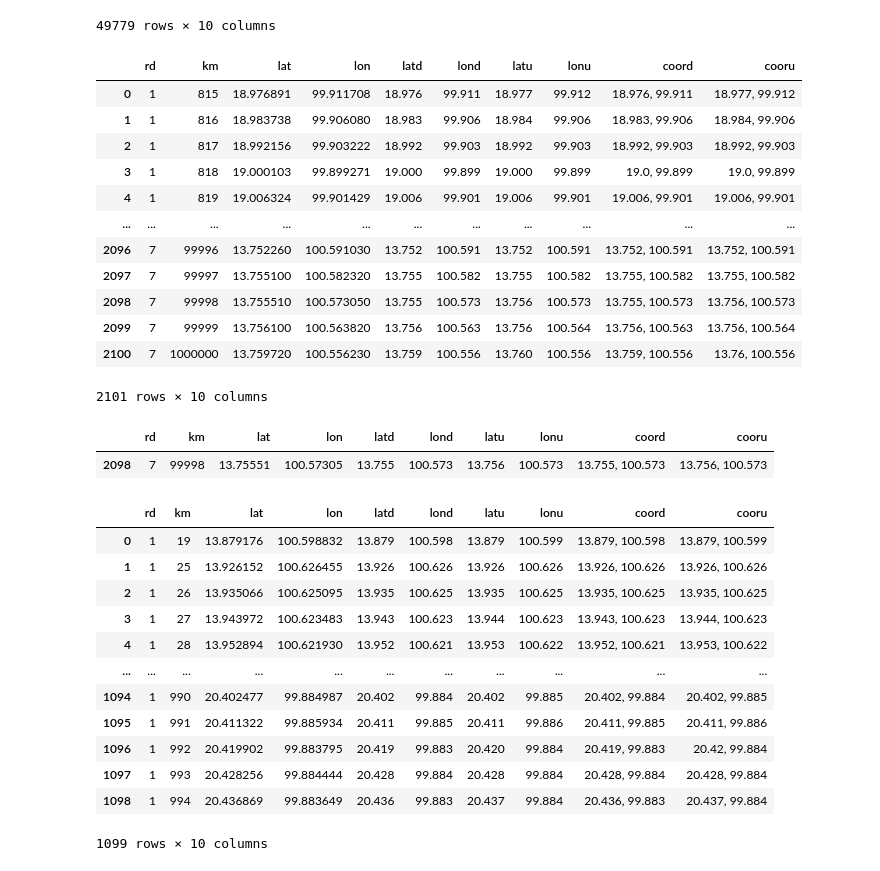
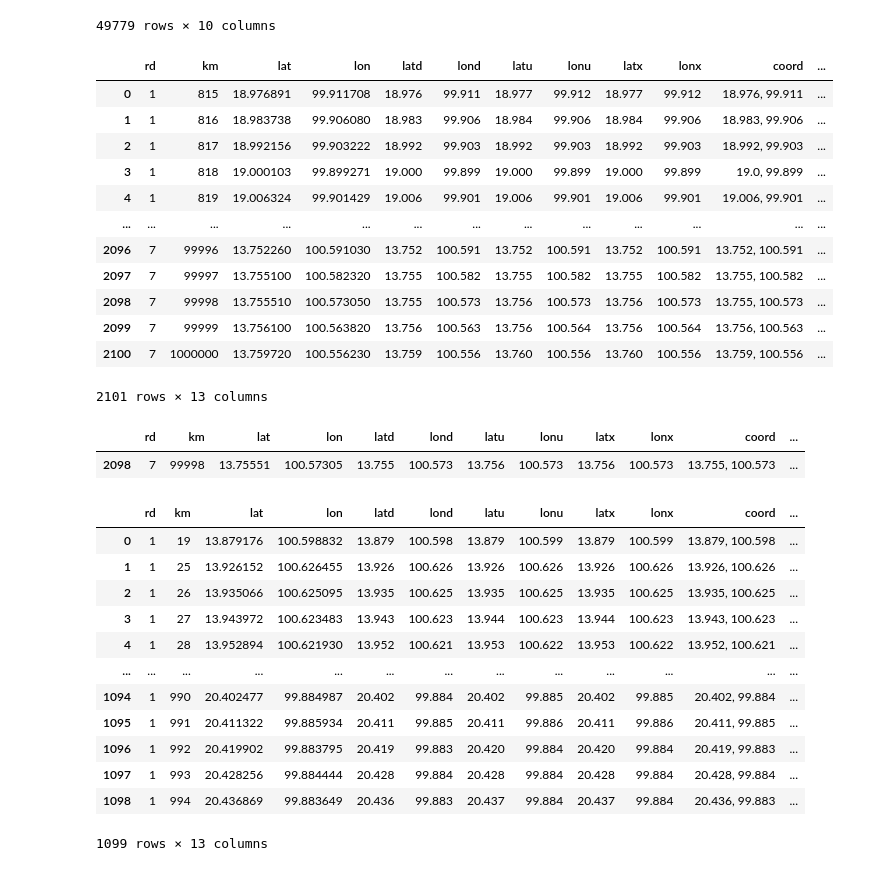
Before and after one commit to Traffic-anomaly-detection/traffic-anomaly-detection, a Jupyter notebook: CleansingData/AccidentWithRoadNo.ipynb, the cells around one changed output. Saved outputs shown, nothing was run; the diff lists cells and outputs as text; code cells hidden in the pictures.

```diff
--- a/CleansingData/AccidentWithRoadNo.ipynb
+++ b/CleansingData/AccidentWithRoadNo.ipynb
@@ -40,26 +40,29 @@ df_acc_2020
 # %%
 df_route = pd.read_csv("../dataset/latlon_km127.csv")
 df_route["latd"] = df_route["lat"].apply(round_decimals_down)
 df_route["lond"] = df_route["lon"].apply(round_decimals_down)
 df_route["latu"] = df_route["lat"].round(3)
 df_route["lonu"] = df_route["lon"].round(3)
+df_route["latx"] = df_route["lat"].round(3)
+df_route["lonx"] = df_route["lon"].round(3)
 df_route["coord"] = df_route.apply(lambda row: f"{row['latd']}, {row['lond']}", axis='columns' )
 df_route["cooru"] = df_route.apply(lambda row: f"{row['latu']}, {row['lonu']}", axis='columns' )
+df_route["coor"] = df_route.apply(lambda row: f"{row['latx']}, {row['lonx']}", axis='columns' )
 df_route
 # %% [output]
-|  | rd | km | lat | lon | latd | lond | latu | lonu | coord | cooru |
-| 0 | 1 | 815 | 18.976891 | 99.911708 | 18.976 | 99.911 | 18.977 | 99.912 | 18.976, 99.911 | 18.977, 99.912 |
-| 1 | 1 | 816 | 18.983738 | 99.906080 | 18.983 | 99.906 | 18.984 | 99.906 | 18.983, 99.906 | 18.984, 99.906 |
-| 2 | 1 | 817 | 18.992156 | 99.903222 | 18.992 | 99.903 | 18.992 | 99.903 | 18.992, 99.903 | 18.992, 99.903 |
-| 3 | 1 | 818 | 19.000103 | 99.899271 | 19.000 | 99.899 | 19.000 | 99.899 | 19.0, 99.899 | 19.0, 99.899 |
-| 4 | 1 | 819 | 19.006324 | 99.901429 | 19.006 | 99.901 | 19.006 | 99.901 | 19.006, 99.901 | 19.006, 99.901 |
-| ... | ... | ... | ... | ... | ... | ... | ... | ... | ... | ... |
-| 2096 | 7 | 99996 | 13.752260 | 100.591030 | 13.752 | 100.591 | 13.752 | 100.591 | 13.752, 100.591 | 13.752, 100.591 |
-| 2097 | 7 | 99997 | 13.755100 | 100.582320 | 13.755 | 100.582 | 13.755 | 100.582 | 13.755, 100.582 | 13.755, 100.582 |
-| 2098 | 7 | 99998 | 13.755510 | 100.573050 | 13.755 | 100.573 | 13.756 | 100.573 | 13.755, 100.573 | 13.756, 100.573 |
-| 2099 | 7 | 99999 | 13.756100 | 100.563820 | 13.756 | 100.563 | 13.756 | 100.564 | 13.756, 100.563 | 13.756, 100.564 |
-| 2100 | 7 | 1000000 | 13.759720 | 100.556230 | 13.759 | 100.556 | 13.760 | 100.556 | 13.759, 100.556 | 13.76, 100.556 |
+|  | rd | km | lat | lon | latd | lond | latu | lonu | latx | lonx | coord | ... |
+| 0 | 1 | 815 | 18.976891 | 99.911708 | 18.976 | 99.911 | 18.977 | 99.912 | 18.977 | 99.912 | 18.976, 99.911 | ... |
+| 1 | 1 | 816 | 18.983738 | 99.906080 | 18.983 | 99.906 | 18.984 | 99.906 | 18.984 | 99.906 | 18.983, 99.906 | ... |
+| 2 | 1 | 817 | 18.992156 | 99.903222 | 18.992 | 99.903 | 18.992 | 99.903 | 18.992 | 99.903 | 18.992, 99.903 | ... |
+| 3 | 1 | 818 | 19.000103 | 99.899271 | 19.000 | 99.899 | 19.000 | 99.899 | 19.000 | 99.899 | 19.0, 99.899 | ... |
+| 4 | 1 | 819 | 19.006324 | 99.901429 | 19.006 | 99.901 | 19.006 | 99.901 | 19.006 | 99.901 | 19.006, 99.901 | ... |
+| ... | ... | ... | ... | ... | ... | ... | ... | ... | ... | ... | ... | ... |
+| 2096 | 7 | 99996 | 13.752260 | 100.591030 | 13.752 | 100.591 | 13.752 | 100.591 | 13.752 | 100.591 | 13.752, 100.591 | ... |
+| 2097 | 7 | 99997 | 13.755100 | 100.582320 | 13.755 | 100.582 | 13.755 | 100.582 | 13.755 | 100.582 | 13.755, 100.582 | ... |
+| 2098 | 7 | 99998 | 13.755510 | 100.573050 | 13.755 | 100.573 | 13.756 | 100.573 | 13.756 | 100.573 | 13.755, 100.573 | ... |
+| 2099 | 7 | 99999 | 13.756100 | 100.563820 | 13.756 | 100.563 | 13.756 | 100.564 | 13.756 | 100.564 | 13.756, 100.563 | ... |
+| 2100 | 7 | 1000000 | 13.759720 | 100.556230 | 13.759 | 100.556 | 13.760 | 100.556 | 13.760 | 100.556 | 13.759, 100.556 | ... |
-2101 rows × 10 columns
+2101 rows × 13 columns
 # %%
 df_route_1 = df_route[df_route["rd"]==1]
 df_route_2 = df_route[df_route["rd"]==2]
@@ -67,26 +70,26 @@ df_route_7 = df_route[df_route["rd"]==7]
 # %%
 df_route_7[df_route_7["lond"]==100.573]
 # %% [output]
-|  | rd | km | lat | lon | latd | lond | latu | lonu | coord | cooru |
-| 2098 | 7 | 99998 | 13.75551 | 100.57305 | 13.755 | 100.573 | 13.756 | 100.573 | 13.755, 100.573 | 13.756, 100.573 |
+|  | rd | km | lat | lon | latd | lond | latu | lonu | latx | lonx | coord | ... |
+| 2098 | 7 | 99998 | 13.75551 | 100.57305 | 13.755 | 100.573 | 13.756 | 100.573 | 13.756 | 100.573 | 13.755, 100.573 | ... |
 # %%
 df_route_1 = df_route_1.sort_values("km")
 df_route_1 = df_route_1.reset_index(drop=True)
 df_route_1
 # %% [output]
-|  | rd | km | lat | lon | latd | lond | latu | lonu | coord | cooru |
-| 0 | 1 | 19 | 13.879176 | 100.598832 | 13.879 | 100.598 | 13.879 | 100.599 | 13.879, 100.598 | 13.879, 100.599 |
-| 1 | 1 | 25 | 13.926152 | 100.626455 | 13.926 | 100.626 | 13.926 | 100.626 | 13.926, 100.626 | 13.926, 100.626 |
-| 2 | 1 | 26 | 13.935066 | 100.625095 | 13.935 | 100.625 | 13.935 | 100.625 | 13.935, 100.625 | 13.935, 100.625 |
-| 3 | 1 | 27 | 13.943972 | 100.623483 | 13.943 | 100.623 | 13.944 | 100.623 | 13.943, 100.623 | 13.944, 100.623 |
-| 4 | 1 | 28 | 13.952894 | 100.621930 | 13.952 | 100.621 | 13.953 | 100.622 | 13.952, 100.621 | 13.953, 100.622 |
-| ... | ... | ... | ... | ... | ... | ... | ... | ... | ... | ... |
-| 1094 | 1 | 990 | 20.402477 | 99.884987 | 20.402 | 99.884 | 20.402 | 99.885 | 20.402, 99.884 | 20.402, 99.885 |
-| 1095 | 1 | 991 | 20.411322 | 99.885934 | 20.411 | 99.885 | 20.411 | 99.886 | 20.411, 99.885 | 20.411, 99.886 |
-| 1096 | 1 | 992 | 20.419902 | 99.883795 | 20.419 | 99.883 | 20.420 | 99.884 | 20.419, 99.883 | 20.42, 99.884 |
-| 1097 | 1 | 993 | 20.428256 | 99.884444 | 20.428 | 99.884 | 20.428 | 99.884 | 20.428, 99.884 | 20.428, 99.884 |
-| 1098 | 1 | 994 | 20.436869 | 99.883649 | 20.436 | 99.883 | 20.437 | 99.884 | 20.436, 99.883 | 20.437, 99.884 |
+|  | rd | km | lat | lon | latd | lond | latu | lonu | latx | lonx | coord | ... |
+| 0 | 1 | 19 | 13.879176 | 100.598832 | 13.879 | 100.598 | 13.879 | 100.599 | 13.879 | 100.599 | 13.879, 100.598 | ... |
+| 1 | 1 | 25 | 13.926152 | 100.626455 | 13.926 | 100.626 | 13.926 | 100.626 | 13.926 | 100.626 | 13.926, 100.626 | ... |
+| 2 | 1 | 26 | 13.935066 | 100.625095 | 13.935 | 100.625 | 13.935 | 100.625 | 13.935 | 100.625 | 13.935, 100.625 | ... |
+| 3 | 1 | 27 | 13.943972 | 100.623483 | 13.943 | 100.623 | 13.944 | 100.623 | 13.944 | 100.623 | 13.943, 100.623 | ... |
+| 4 | 1 | 28 | 13.952894 | 100.621930 | 13.952 | 100.621 | 13.953 | 100.622 | 13.953 | 100.622 | 13.952, 100.621 | ... |
+| ... | ... | ... | ... | ... | ... | ... | ... | ... | ... | ... | ... | ... |
+| 1094 | 1 | 990 | 20.402477 | 99.884987 | 20.402 | 99.884 | 20.402 | 99.885 | 20.402 | 99.885 | 20.402, 99.884 | ... |
+| 1095 | 1 | 991 | 20.411322 | 99.885934 | 20.411 | 99.885 | 20.411 | 99.886 | 20.411 | 99.886 | 20.411, 99.885 | ... |
+| 1096 | 1 | 992 | 20.419902 | 99.883795 | 20.419 | 99.883 | 20.420 | 99.884 | 20.420 | 99.884 | 20.419, 99.883 | ... |
+| 1097 | 1 | 993 | 20.428256 | 99.884444 | 20.428 | 99.884 | 20.428 | 99.884 | 20.428 | 99.884 | 20.428, 99.884 | ... |
+| 1098 | 1 | 994 | 20.436869 | 99.883649 | 20.436 | 99.883 | 20.437 | 99.884 | 20.437 | 99.884 | 20.436, 99.883 | ... |
-1099 rows × 10 columns
+1099 rows × 13 columns
 # %%
 df_route_2 = df_route_2.sort_values("km")
 df_route_2 = df_route_2.reset_index(drop=True)
```
Also changed, not shown: parts of 8 cells of this notebook, 14 other files.
